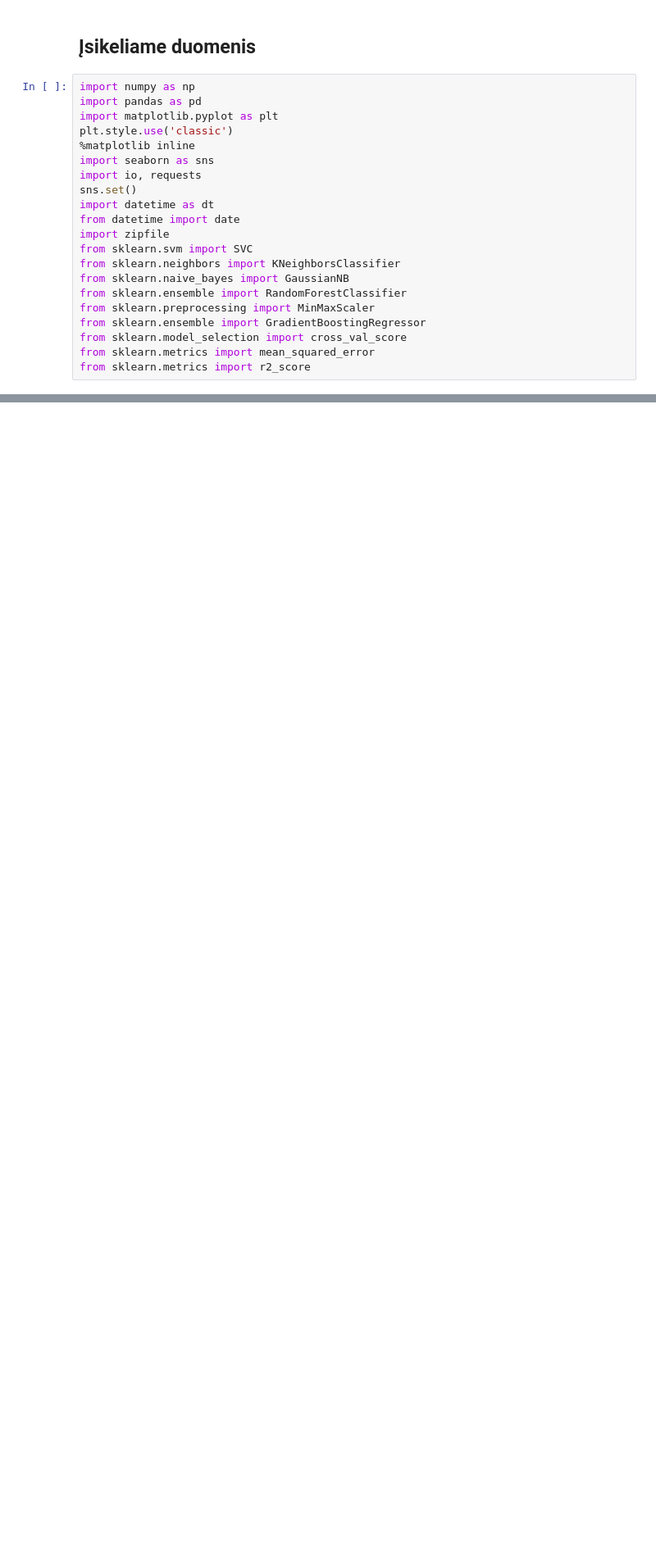
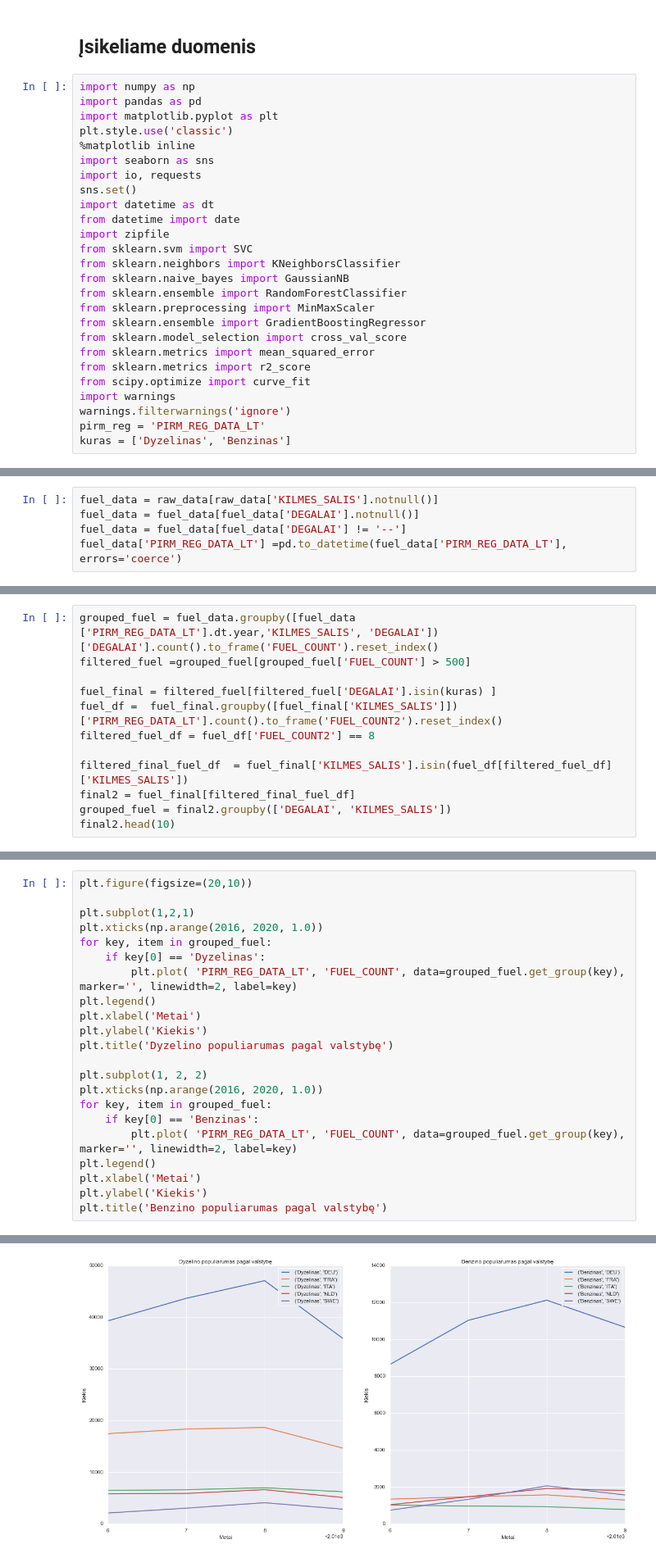
Before and after one commit to AlgirdasKartavicius/MM_2miniProjektas, a Jupyter notebook: 2MiniProjektas.ipynb, the cells around one changed output, grey strips where cells are left out. Shown: that part at 82% size. Saved outputs shown, nothing was run; the diff lists cells and outputs as text; blank space fills up the shorter version.

```diff
--- a/2MiniProjektas.ipynb
+++ b/2MiniProjektas.ipynb
@@ -42,3 +45,8 @@ from sklearn.ensemble import GradientBoostingRegressor
 from sklearn.model_selection import cross_val_score
 from sklearn.metrics import mean_squared_error
 from sklearn.metrics import r2_score
+from scipy.optimize import curve_fit
+import warnings
+warnings.filterwarnings('ignore')
+pirm_reg = 'PIRM_REG_DATA_LT'
+kuras = ['Dyzelinas', 'Benzinas']
@@ -65,0 +70,5 @@ raw_data.head()
+# %%
+fuel_data = raw_data[raw_data['KILMES_SALIS'].notnull()]
+fuel_data = fuel_data[fuel_data['DEGALAI'].notnull()]
+fuel_data = fuel_data[fuel_data['DEGALAI'] != '--']
+fuel_data['PIRM_REG_DATA_LT'] =pd.to_datetime(fuel_data['PIRM_REG_DATA_LT'], errors='coerce')
@@ -65,0 +77,12 @@ raw_data.head()
+# %%
+grouped_fuel = fuel_data.groupby([fuel_data ['PIRM_REG_DATA_LT'].dt.year,'KILMES_SALIS', 'DEGALAI'])['DEGALAI'].count().to_frame('FUEL_COUNT').reset_index()
+filtered_fuel =grouped_fuel[grouped_fuel['FUEL_COUNT'] > 500]
+
+fuel_final = filtered_fuel[filtered_fuel['DEGALAI'].isin(kuras) ]
+fuel_df =  fuel_final.groupby([fuel_final['KILMES_SALIS']])['PIRM_REG_DATA_LT'].count().to_frame('FUEL_COUNT2').reset_index()
+filtered_fuel_df = fuel_df['FUEL_COUNT2'] == 8
+
+filtered_final_fuel_df  = fuel_final['KILMES_SALIS'].isin(fuel_df[filtered_fuel_df]['KILMES_SALIS'])
+final2 = fuel_final[filtered_final_fuel_df]
+grouped_fuel = final2.groupby(['DEGALAI', 'KILMES_SALIS'])
+final2.head(10)
@@ -65,0 +101,23 @@ raw_data.head()
+# %%
+plt.figure(figsize=(20,10))
+
+plt.subplot(1,2,1)
+plt.xticks(np.arange(2016, 2020, 1.0))
+for key, item in grouped_fuel:
+    if key[0] == 'Dyzelinas':
+        plt.plot( 'PIRM_REG_DATA_LT', 'FUEL_COUNT', data=grouped_fuel.get_group(key), marker='', linewidth=2, label=key)
+plt.legend()
+plt.xlabel('Metai')
+plt.ylabel('Kiekis')
+plt.title('Dyzelino populiarumas pagal valstybę')
+
+plt.subplot(1, 2, 2)
+plt.xticks(np.arange(2016, 2020, 1.0))
+for key, item in grouped_fuel:
+    if key[0] == 'Benzinas':
+        plt.plot( 'PIRM_REG_DATA_LT', 'FUEL_COUNT', data=grouped_fuel.get_group(key), marker='', linewidth=2, label=key)
+plt.legend()
+plt.xlabel('Metai')
+plt.ylabel('Kiekis')
+plt.title('Benzino populiarumas pagal valstybę')
+# %% [output]
@@ -65,0 +125 @@ raw_data.head()
+[figure, added]
```
Also changed, not shown: parts of 44 cells of this notebook, 1 other file.
